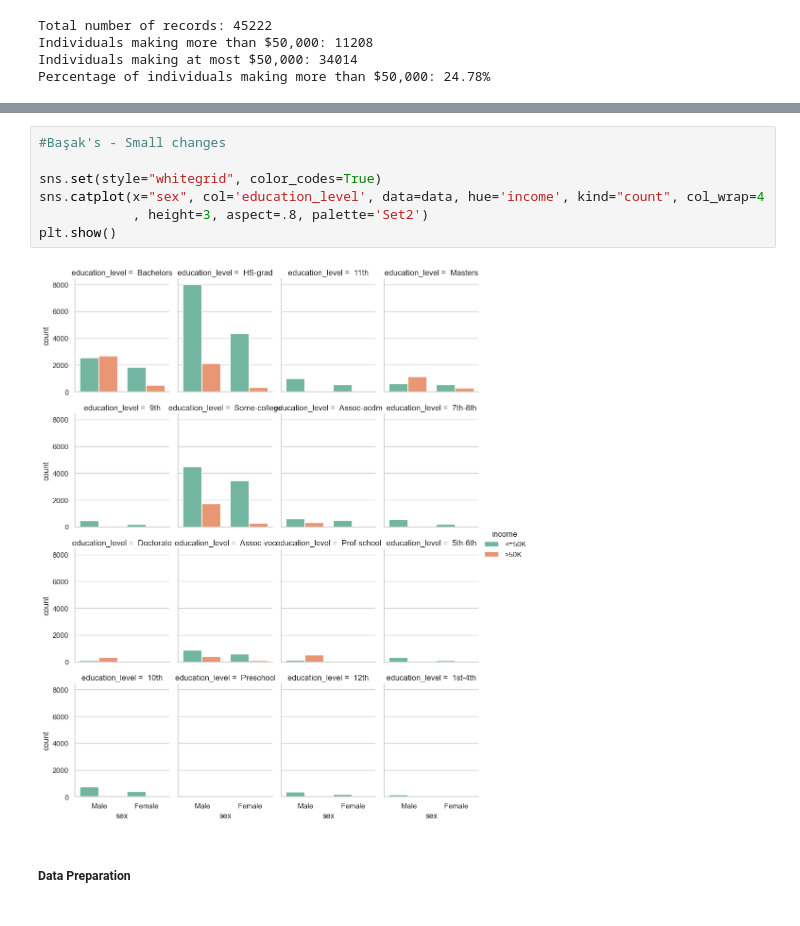
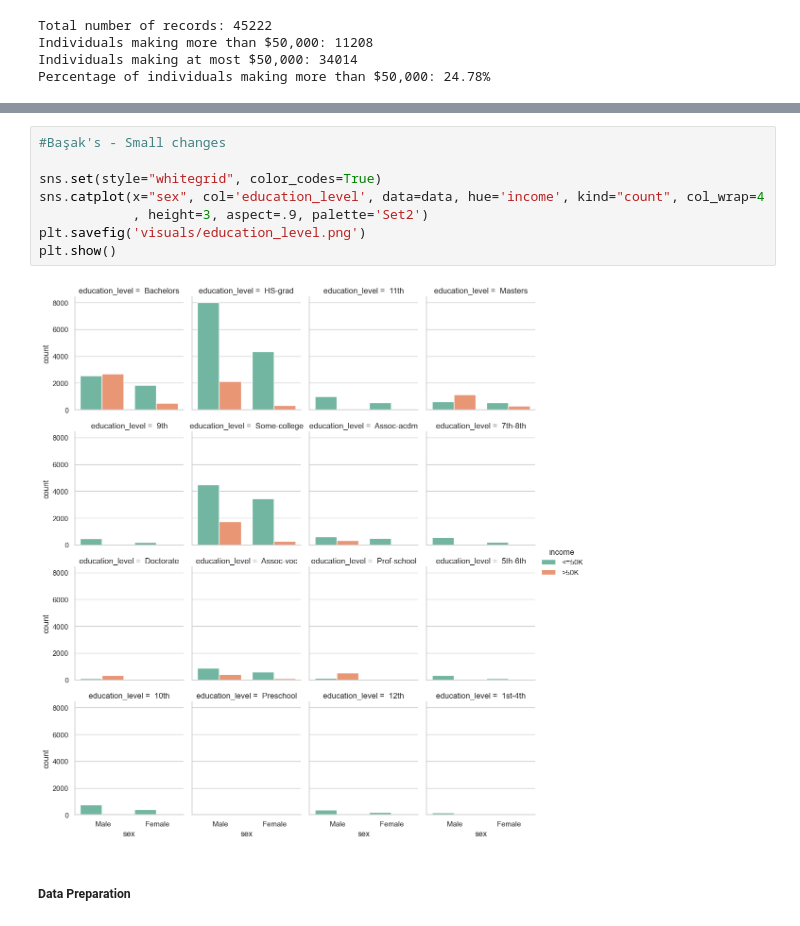
Before and after one commit to badicev/finding_donors, a Jupyter notebook: reproduce.ipynb, the cells around one changed output, grey strips where cells are left out. Cells and saved outputs as stored; diff of their text form.

Commit message:
saved images

```diff
--- a/reproduce.ipynb
+++ b/reproduce.ipynb
@@ -185,12 +193,13 @@ plt.show()
 # %%
 #Başak's - Small changes
 
 sns.set(style="whitegrid", color_codes=True)
 sns.catplot(x="sex", col='education_level', data=data, hue='income', kind="count", col_wrap=4
-            , height=3, aspect=.8, palette='Set2')
+            , height=3, aspect=.9, palette='Set2')
+plt.savefig('visuals/education_level.png')
 plt.show()
 # %% [output]
-[figure, old version]
+[figure, new version]
 # %% [markdown]
 <h5 id="3">Data Preparation</h5>
 # %%
```
Also changed, not shown: parts of 12 cells of this notebook, 12 other files.
